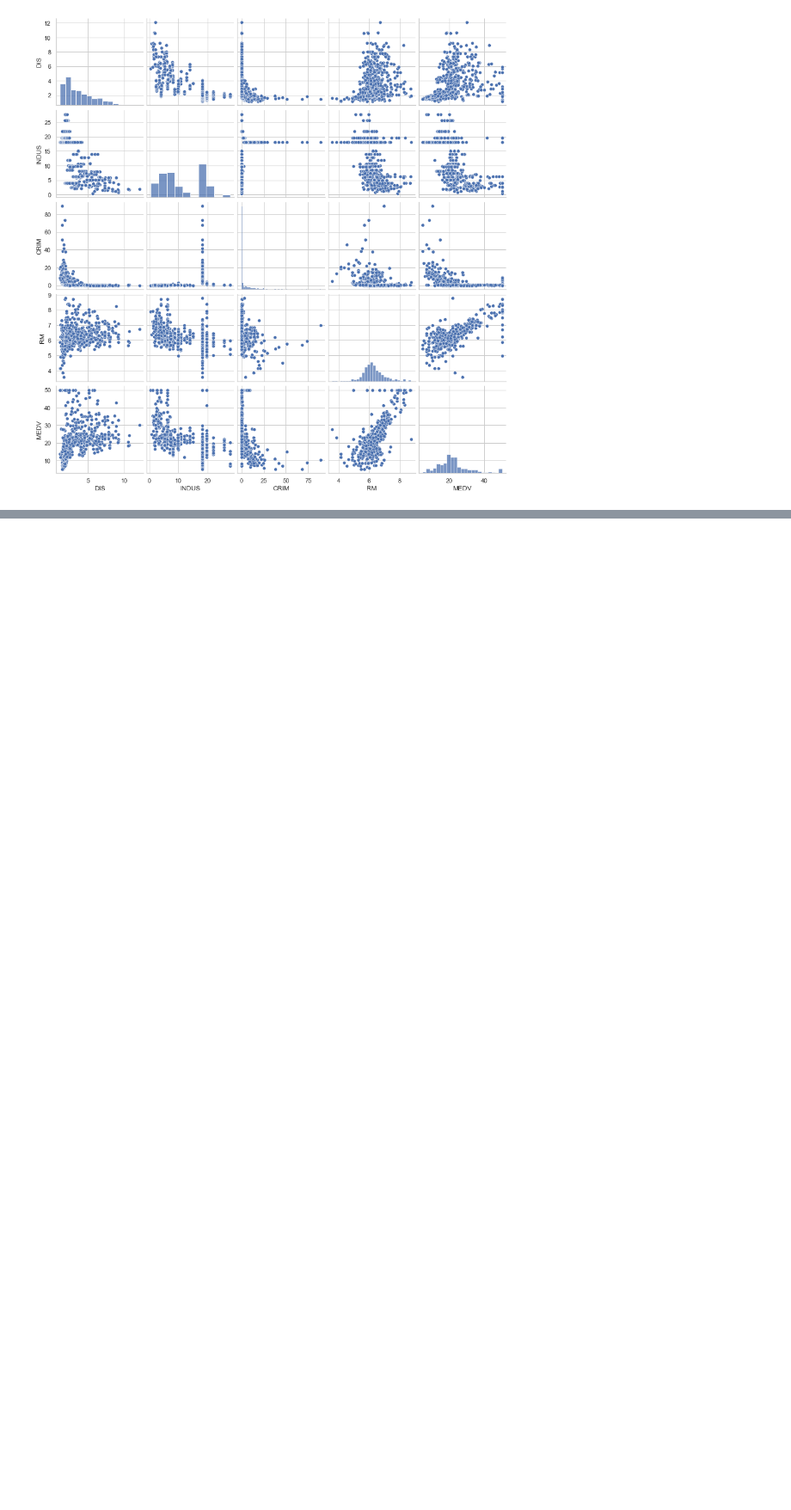
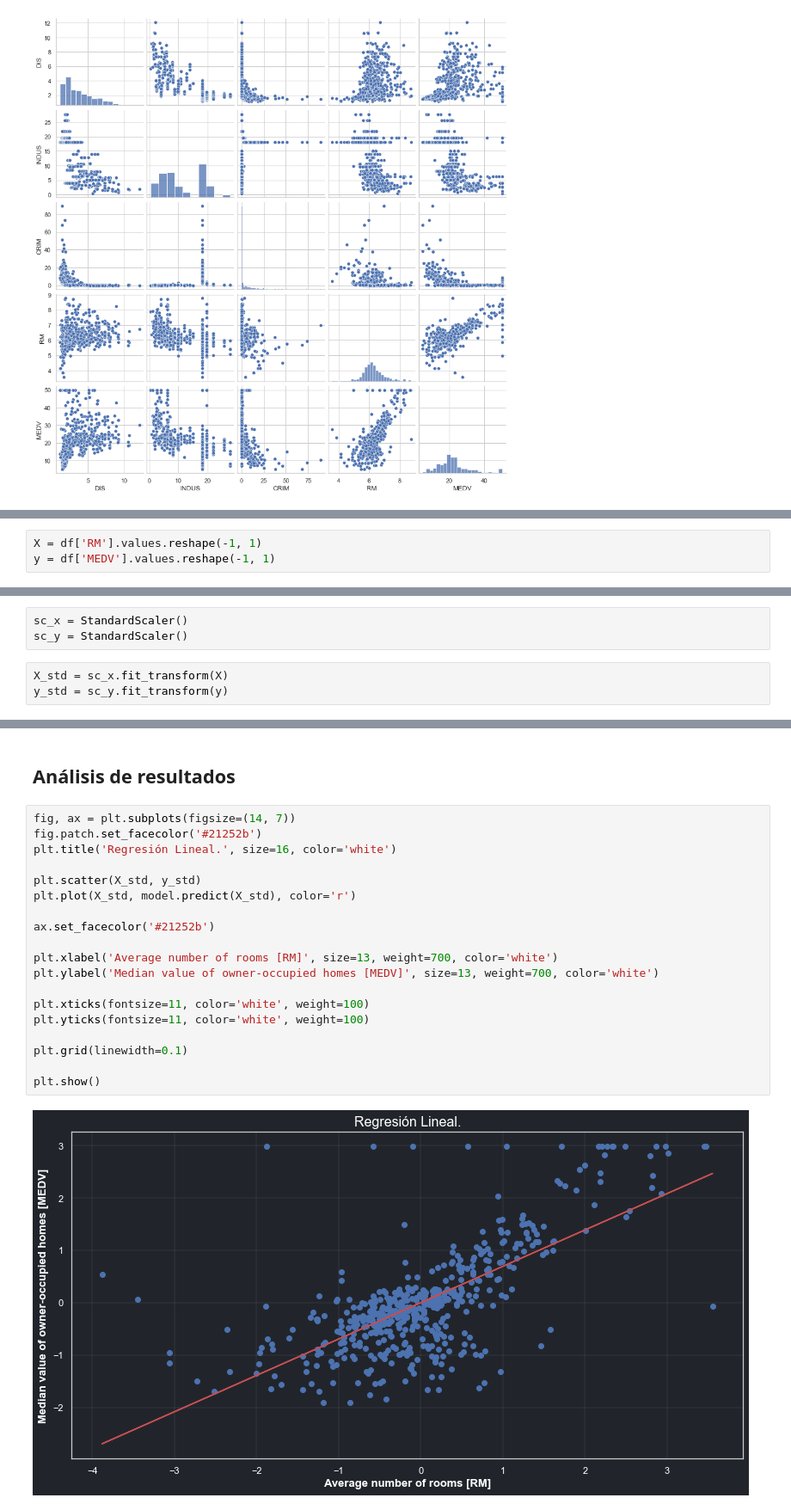
Before and after one commit to JuanFeA98/Machine_Learning, a Jupyter notebook: Regresión Lineal/01. Regresión Lineal (Housing).ipynb, the cells around one changed output, grey strips where cells are left out. Shown at 86% size. Drawn from its saved outputs; the diff is of its cells as text; blank space fills up the shorter version.

```diff
--- a/Regresión Lineal/01. Regresión Lineal (Housing).ipynb
+++ b/Regresión Lineal/01. Regresión Lineal (Housing).ipynb
@@ -50,0 +63,3 @@ plt.show()
+# %%
+X = df['RM'].values.reshape(-1, 1)
+y = df['MEDV'].values.reshape(-1, 1)
@@ -50,0 +68,6 @@ plt.show()
+# %%
+sc_x = StandardScaler()
+sc_y = StandardScaler()
+# %%
+X_std = sc_x.fit_transform(X)
+y_std = sc_y.fit_transform(y)
@@ -50,0 +81,23 @@ plt.show()
+# %% [markdown]
+## **Análisis de resultados**
+# %%
+fig, ax = plt.subplots(figsize=(14, 7))
+fig.patch.set_facecolor('#21252b')
+plt.title('Regresión Lineal.', size=16, color='white')
+
+plt.scatter(X_std, y_std)
+plt.plot(X_std, model.predict(X_std), color='r')
+
+ax.set_facecolor('#21252b')
+
+plt.xlabel('Average number of rooms [RM]', size=13, weight=700, color='white')
+plt.ylabel('Median value of owner-occupied homes [MEDV]', size=13, weight=700, color='white')
+
+plt.xticks(fontsize=11, color='white', weight=100)
+plt.yticks(fontsize=11, color='white', weight=100)
+
+plt.grid(linewidth=0.1)
+
+plt.show()
+# %% [output]
+[figure, added]
```
Also changed, not shown: parts of 8 cells of this notebook.
